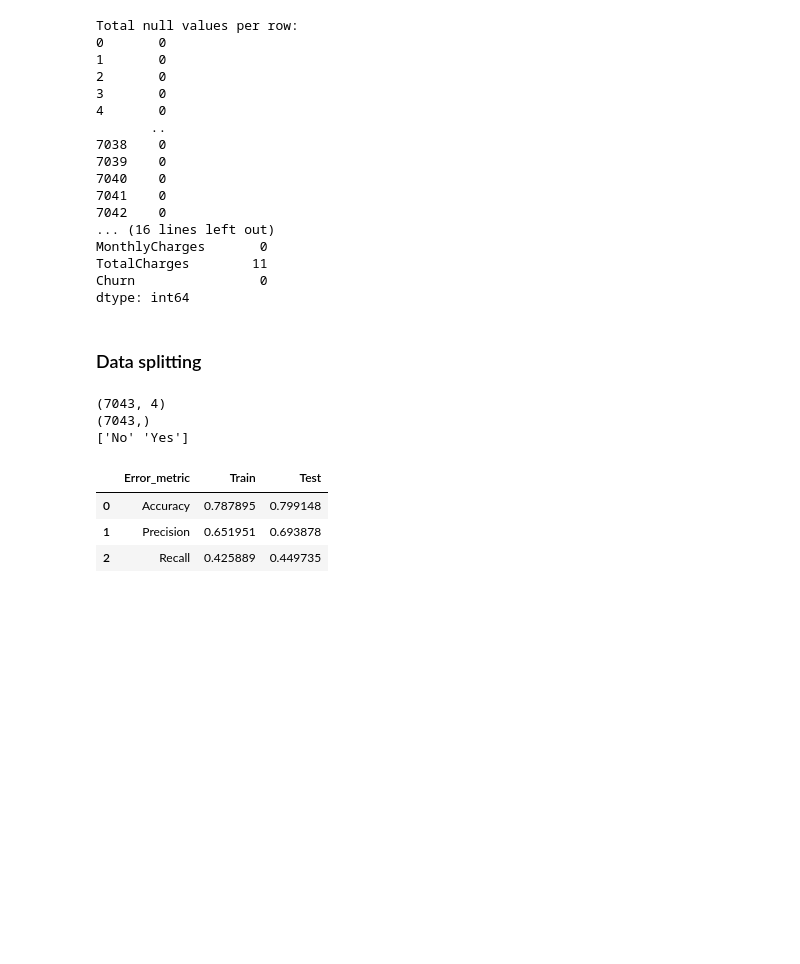
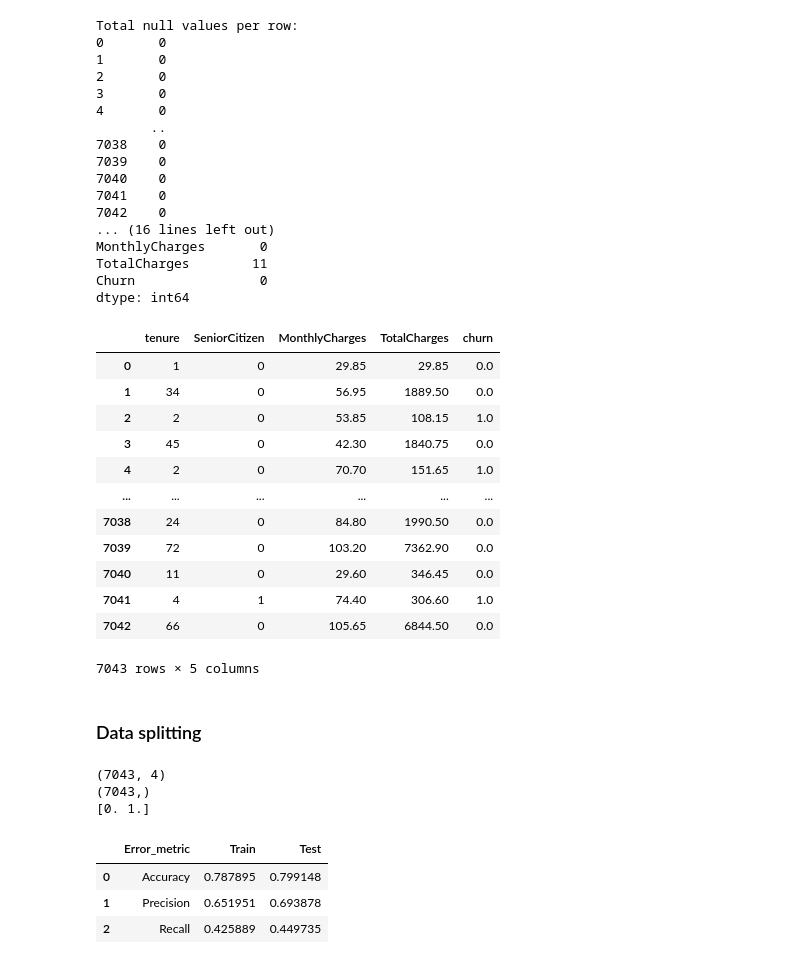
Before and after one commit to johann1043/Lab-Classification-Handling-Imbalanced-Data, a Jupyter notebook: Lab-Classification-Handling-Imbalanced-Data.ipynb, the cells around one changed output. Cells and saved outputs as stored; diff of their text form; code cells hidden in the pictures; blank space fills up the shorter version.

```diff
--- a/Lab-Classification-Handling-Imbalanced-Data.ipynb
+++ b/Lab-Classification-Handling-Imbalanced-Data.ipynb
@@ -69,13 +69,32 @@ dtype: int64
 
 df.loc[(df['TotalCharges'].isna()) & (df['tenure'] > 1), 'TotalCharges'] = df['MonthlyCharges'] * df['tenure']
 df.loc[(df['TotalCharges'].isna()) & (df['tenure'] <= 1), 'TotalCharges'] = df['MonthlyCharges']
+# %%
+df.loc[df['Churn'] == 'Yes', 'churn'] = 1
+df.loc[df['Churn'] == 'No', 'churn'] = 0
 # %%
-df_filtered = df[['tenure', 'SeniorCitizen', 'MonthlyCharges', 'TotalCharges', 'Churn']]
+df_filtered = df[['tenure', 'SeniorCitizen', 'MonthlyCharges', 'TotalCharges', 'churn']]
+# %%
+df_filtered
+# %% [output]
+|  | tenure | SeniorCitizen | MonthlyCharges | TotalCharges | churn |
+| 0 | 1 | 0 | 29.85 | 29.85 | 0.0 |
+| 1 | 34 | 0 | 56.95 | 1889.50 | 0.0 |
+| 2 | 2 | 0 | 53.85 | 108.15 | 1.0 |
+| 3 | 45 | 0 | 42.30 | 1840.75 | 0.0 |
+| 4 | 2 | 0 | 70.70 | 151.65 | 1.0 |
+| ... | ... | ... | ... | ... | ... |
+| 7038 | 24 | 0 | 84.80 | 1990.50 | 0.0 |
+| 7039 | 72 | 0 | 103.20 | 7362.90 | 0.0 |
+| 7040 | 11 | 0 | 29.60 | 346.45 | 0.0 |
+| 7041 | 4 | 1 | 74.40 | 306.60 | 1.0 |
+| 7042 | 66 | 0 | 105.65 | 6844.50 | 0.0 |
+7043 rows × 5 columns
 # %% [markdown]
 ### Data splitting
 # %%
-y = df_filtered['Churn']
-X = df_filtered.drop(columns=['Churn'])
+y = df_filtered['churn']
+X = df_filtered.drop(columns=['churn'])
 
 print(X.shape)
 print(y.shape)
@@ -86,7 +105,7 @@ print(unique_classes)
 # %% [output]
 (7043, 4)
 (7043,)
-['No' 'Yes']
+[0. 1.]
 # %%
 X_train, X_test, y_train, y_test = train_test_split(X, y, test_size=0.20, random_state=11)
 # %%
```
Also changed, not shown: parts of 4 cells of this notebook.
